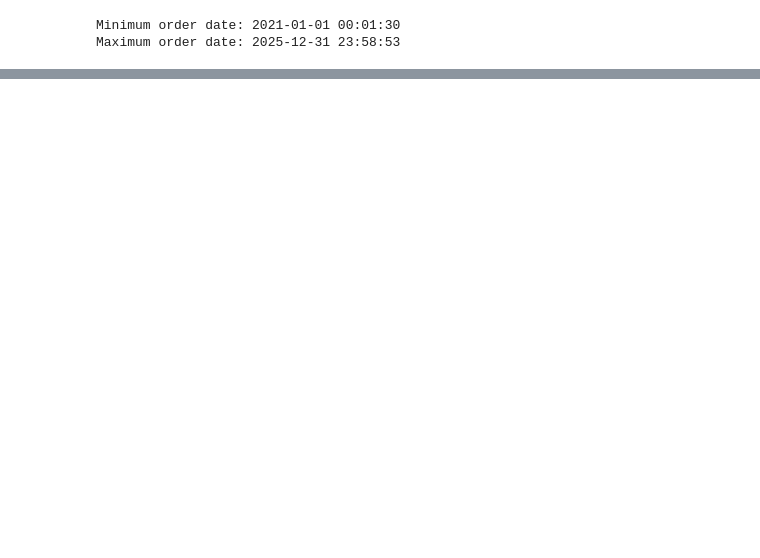
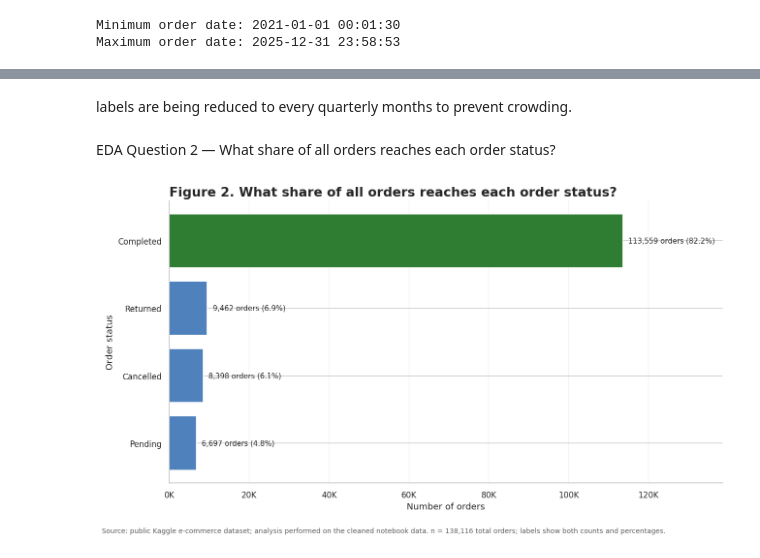
Before and after one commit to xuebo666/DATA230GroupProject, a Jupyter notebook: dataset.ipynb, the cells around one changed output, grey strips where cells are left out. Drawn from its saved outputs; the diff is of its cells as text; code cells hidden in the pictures; blank space fills up the shorter version.

```diff
--- a/dataset.ipynb
+++ b/dataset.ipynb
@@ -398,0 +665,37 @@ Ages above 100: 0
+# %% [markdown]
+labels are being reduced to every quarterly months to prevent crowding.
+# %% [markdown]
+EDA Question 2 — What share of all orders reaches each order status?
+# %%
+# FIGURE 2 — ORDER STATUS DISTRIBUTION
+status_plot = (
+    df_clean["order_status"]
+    .value_counts()
+    .rename_axis("Order Status")
+    .reset_index(name="Orders")
+)
+status_plot["Share"] = status_plot["Orders"] / status_plot["Orders"].sum() * 100
+status_plot = status_plot.sort_values("Orders")
+
+status_colors = [
+    COLORS["positive"] if status == "Completed" else COLORS["secondary"]
+    for status in status_plot["Order Status"]
+]
+
+fig, ax = plt.subplots(figsize=(11, 6.5))
+bars = ax.barh(status_plot["Order Status"], status_plot["Orders"], color=status_colors)
+labels = [f"{n:,.0f} orders ({p:.1f}%)" for n, p in zip(status_plot["Orders"], status_plot["Share"])]
+annotate_bar_values(ax, bars, status_plot["Orders"], labels, horizontal=True)
+ax.set_title("Figure 2. What share of all orders reaches each order status?", loc="left", fontsize=16, fontweight="bold")
+ax.set_xlabel("Number of orders")
+ax.set_ylabel("Order status")
+ax.xaxis.set_major_formatter(FuncFormatter(lambda x, pos: f"{x / 1000:.0f}K"))
+ax.set_xlim(0, status_plot["Orders"].max() * 1.22)
+ax.grid(axis="x", alpha=0.25)
+sns.despine(ax=ax)
+add_source_note(fig, f"n = {len(df_clean):,} total orders; labels show both counts and percentages.")
+fig.tight_layout(rect=[0, 0.045, 1, 0.96])
+fig.savefig(FIG_DIR / "fig_02_order_status.png", dpi=300, bbox_inches="tight")
+plt.show()
+# %% [output]
+[figure, added]
```
Also changed, not shown: parts of 26 cells of this notebook.
